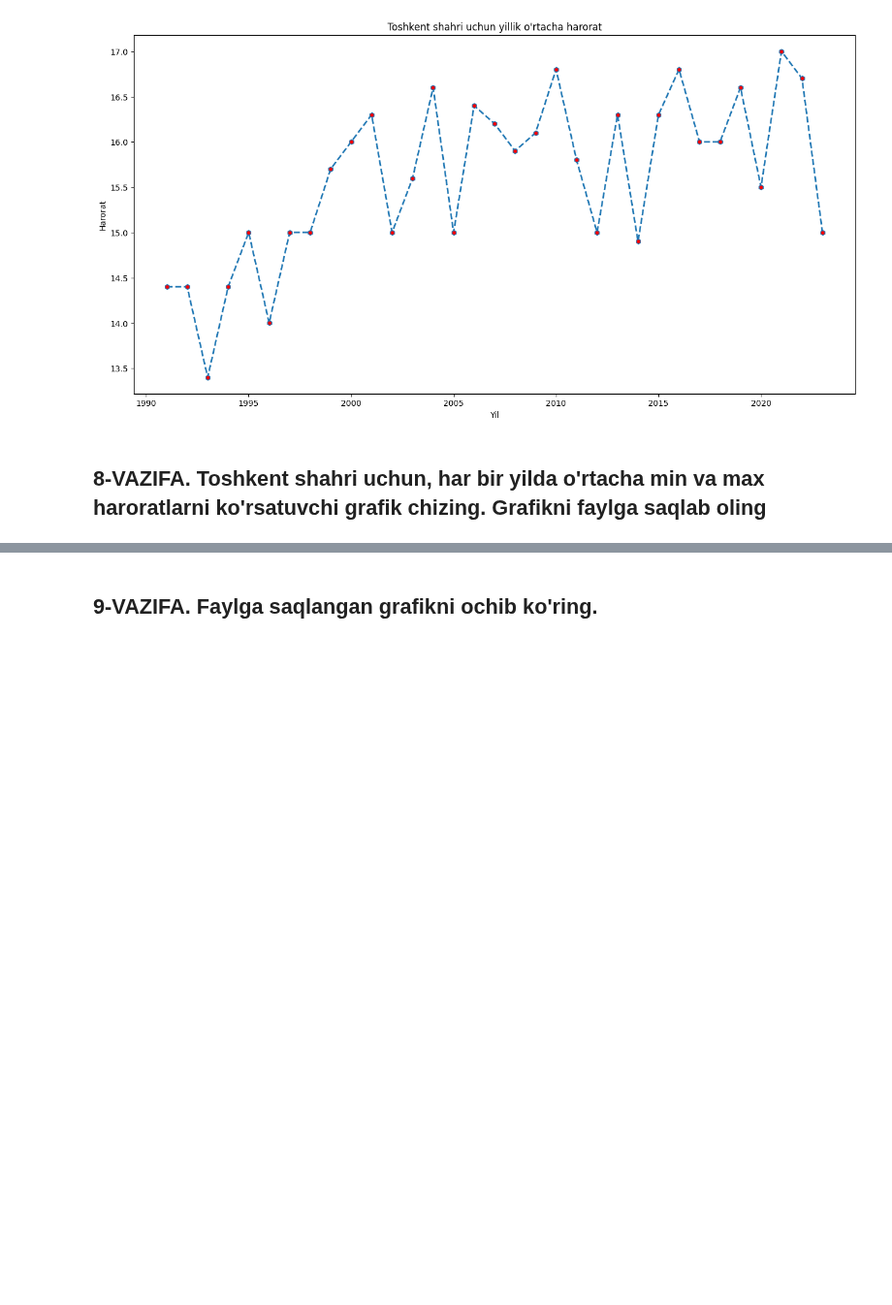
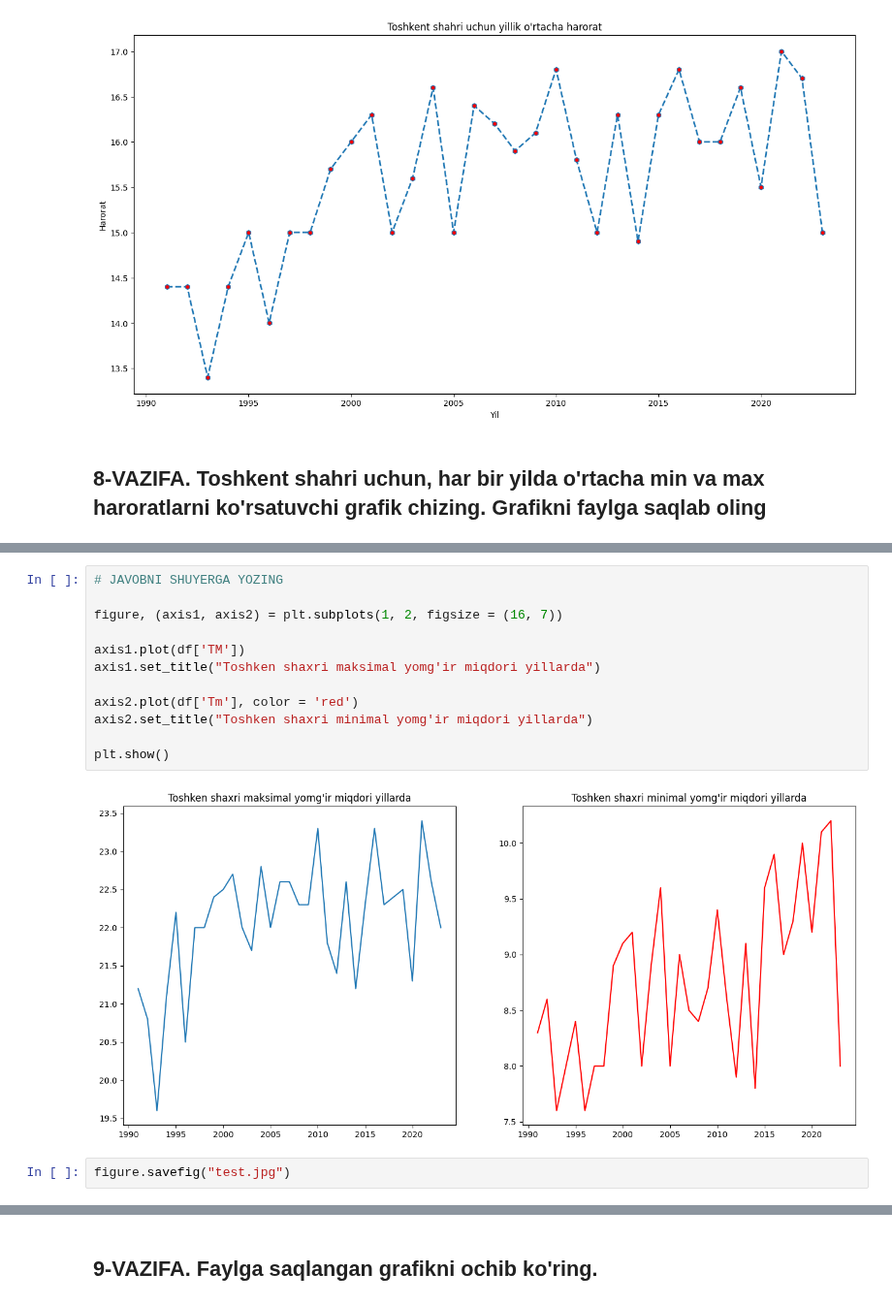
Before and after one commit to Shermukhammat/Mohirdev_Data_Science_praktikum, a Jupyter notebook: visualization/04_VISUAL_AMALIYOT_01_matplotlib.ipynb, the cells around one changed output, grey strips where cells are left out. Shown at 97% size. Cells and saved outputs as stored; diff of their text form; blank space fills up the shorter version.

```diff
--- a/visualization/04_VISUAL_AMALIYOT_01_matplotlib.ipynb
+++ b/visualization/04_VISUAL_AMALIYOT_01_matplotlib.ipynb
@@ -389,3 +401,19 @@ plt.show()
+# %%
+# JAVOBNI SHUYERGA YOZING
+
+figure, (axis1, axis2) = plt.subplots(1, 2, figsize = (16, 7))
+
+axis1.plot(df['TM'])
+axis1.set_title("Toshken shaxri maksimal yomg'ir miqdori yillarda")
+
+axis2.plot(df['Tm'], color = 'red')
+axis2.set_title("Toshken shaxri minimal yomg'ir miqdori yillarda")
+
+plt.show()
+# %% [output]
+[figure, added]
+# %%
+figure.savefig("test.jpg")
 # %%
 #@title To'g'ri javob
 minT = df['Tm']
```
Also changed, not shown: parts of 7 cells of this notebook.
